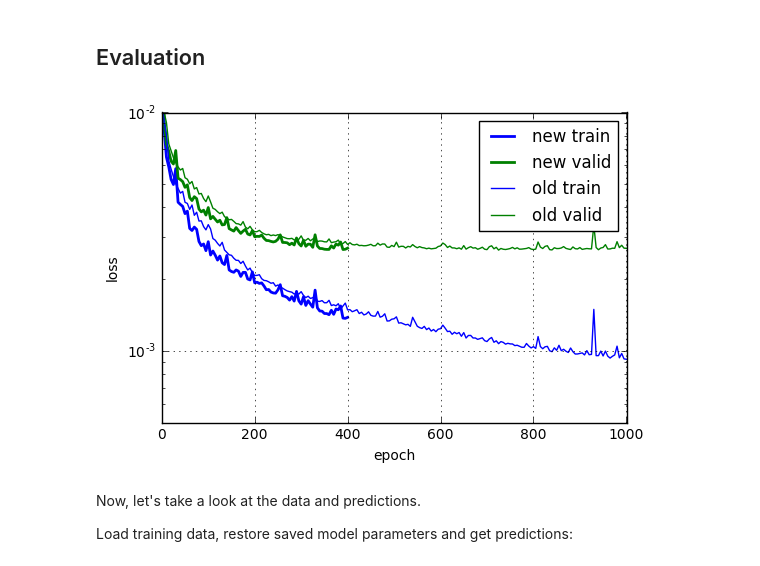
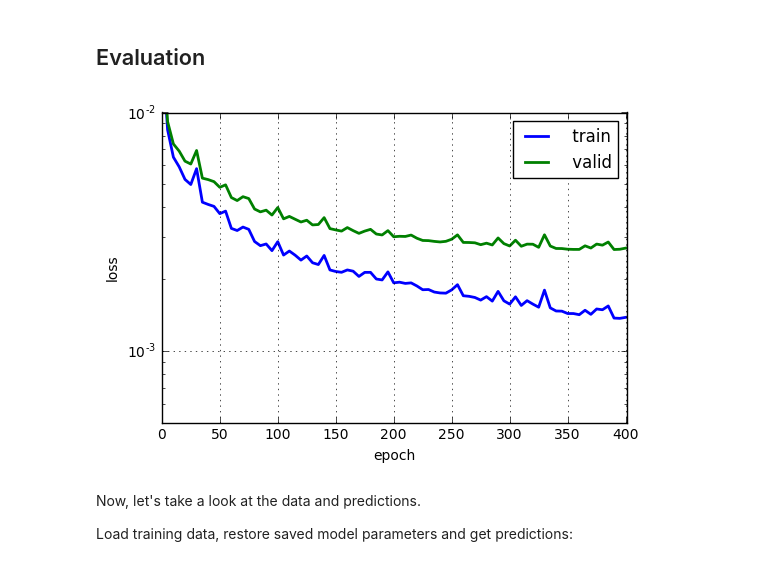
Before and after one commit to alexstaravoitau/kaggle-facial-keypoints-detection, a Jupyter notebook: 1_single_hidden_layer.ipynb, the cells around one changed output. Cells and saved outputs as stored; diff of their text form; code cells hidden in the pictures.

Commit message:
Refactor curves plotting.

```diff
--- a/1_single_hidden_layer.ipynb
+++ b/1_single_hidden_layer.ipynb
@@ -276,19 +276,18 @@ def plot_learning_curves(model = model_name, label = "", linewidth = 2, train_li
     pyplot.plot(x_axis[valid_loss > 0], valid_loss[valid_loss > 0], valid_linestyle, linewidth=linewidth, label=label + " valid")
     return epochs
 # %%
-new_model_epochs = plot_learning_curves(label = "new")
-old_model_epochs = plot_learning_curves(model_name + "_alt", label = "old", linewidth = 1)
+new_model_epochs = plot_learning_curves()
 
 pyplot.grid()
 pyplot.legend()
 pyplot.xlabel("epoch")
 pyplot.ylabel("loss")
 pyplot.ylim(0.0005, 0.01)
-pyplot.xlim(0, max(new_model_epochs, old_model_epochs))
+pyplot.xlim(0, new_model_epochs)
 pyplot.yscale("log")
 pyplot.show()
 # %% [output]
-[figure, old version]
+[figure, new version]
 # %% [markdown]
 Now, let's take a look at the data and predictions.
 
```
Also changed, not shown: 2 other files.
